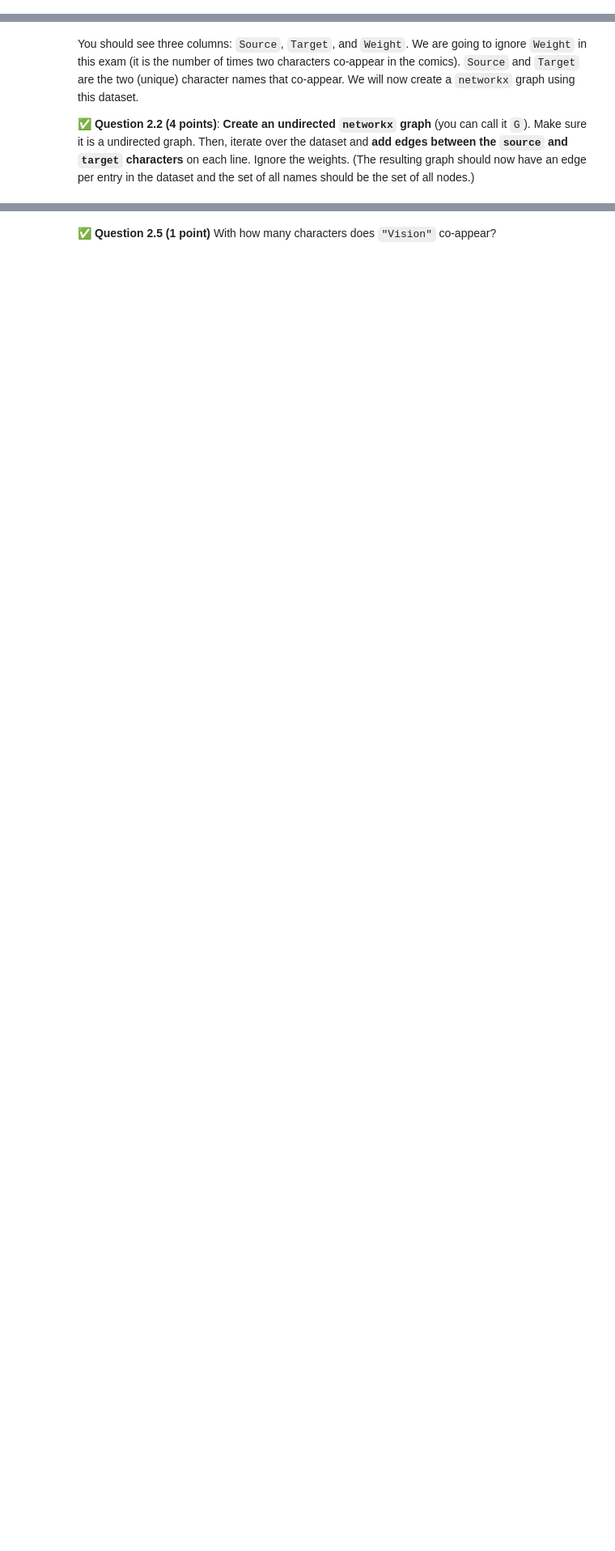
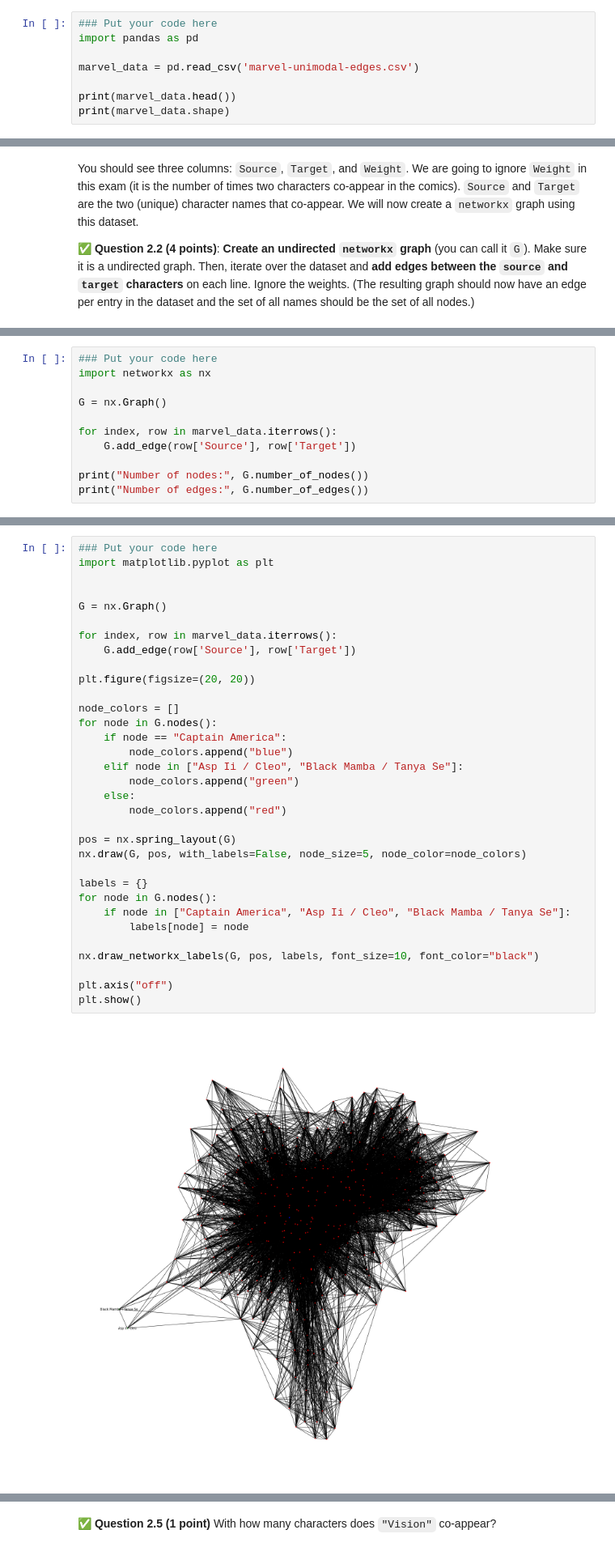
Before and after one commit to mtzoro/CMSE202-f23-turnin, a Jupyter notebook: final/CMSE202-Final-Section001-STUDENT.ipynb, the cells around one changed output, grey strips where cells are left out. Shown at 81% size. Saved outputs shown, nothing was run; the diff lists cells and outputs as text; blank space fills up the shorter version.

```diff
--- a/final/CMSE202-Final-Section001-STUDENT.ipynb
+++ b/final/CMSE202-Final-Section001-STUDENT.ipynb
@@ -62,0 +61,8 @@ You can find a copy of the relevant data file here:
+# %%
+### Put your code here
+import pandas as pd
+
+marvel_data = pd.read_csv('marvel-unimodal-edges.csv')
+
+print(marvel_data.head())
+print(marvel_data.shape)
@@ -68,0 +81,11 @@ You should see three columns: `Source`, `Target`, and `Weight`. We are going to
+# %%
+### Put your code here
+import networkx as nx
+
+G = nx.Graph()
+
+for index, row in marvel_data.iterrows():
+    G.add_edge(row['Source'], row['Target'])
+
+print("Number of nodes:", G.number_of_nodes())
+print("Number of edges:", G.number_of_edges())
@@ -84,3 +108,38 @@ To recap, you should have **three** different colors in your graph, one for Capt
+# %%
+### Put your code here
+import matplotlib.pyplot as plt
+
+
+G = nx.Graph()
+
+for index, row in marvel_data.iterrows():
+    G.add_edge(row['Source'], row['Target'])
+
+plt.figure(figsize=(20, 20))
+
+node_colors = []
+for node in G.nodes():
+    if node == "Captain America":
+        node_colors.append("blue")
+    elif node in ["Asp Ii / Cleo", "Black Mamba / Tanya Se"]:
+        node_colors.append("green")
+    else:
+        node_colors.append("red")
+
+pos = nx.spring_layout(G)
+nx.draw(G, pos, with_labels=False, node_size=5, node_color=node_colors)
+
+labels = {}
+for node in G.nodes():
+    if node in ["Captain America", "Asp Ii / Cleo", "Black Mamba / Tanya Se"]:
+        labels[node] = node
+
+nx.draw_networkx_labels(G, pos, labels, font_size=10, font_color="black")
+
+plt.axis("off")
+plt.show()
+# %% [output]
+[figure, added]
 # %% [markdown]
 Now, using **only the graph you created (not the initial row-based data)**, answer the following questions.
 
```
Also changed, not shown: parts of 32 cells of this notebook.
